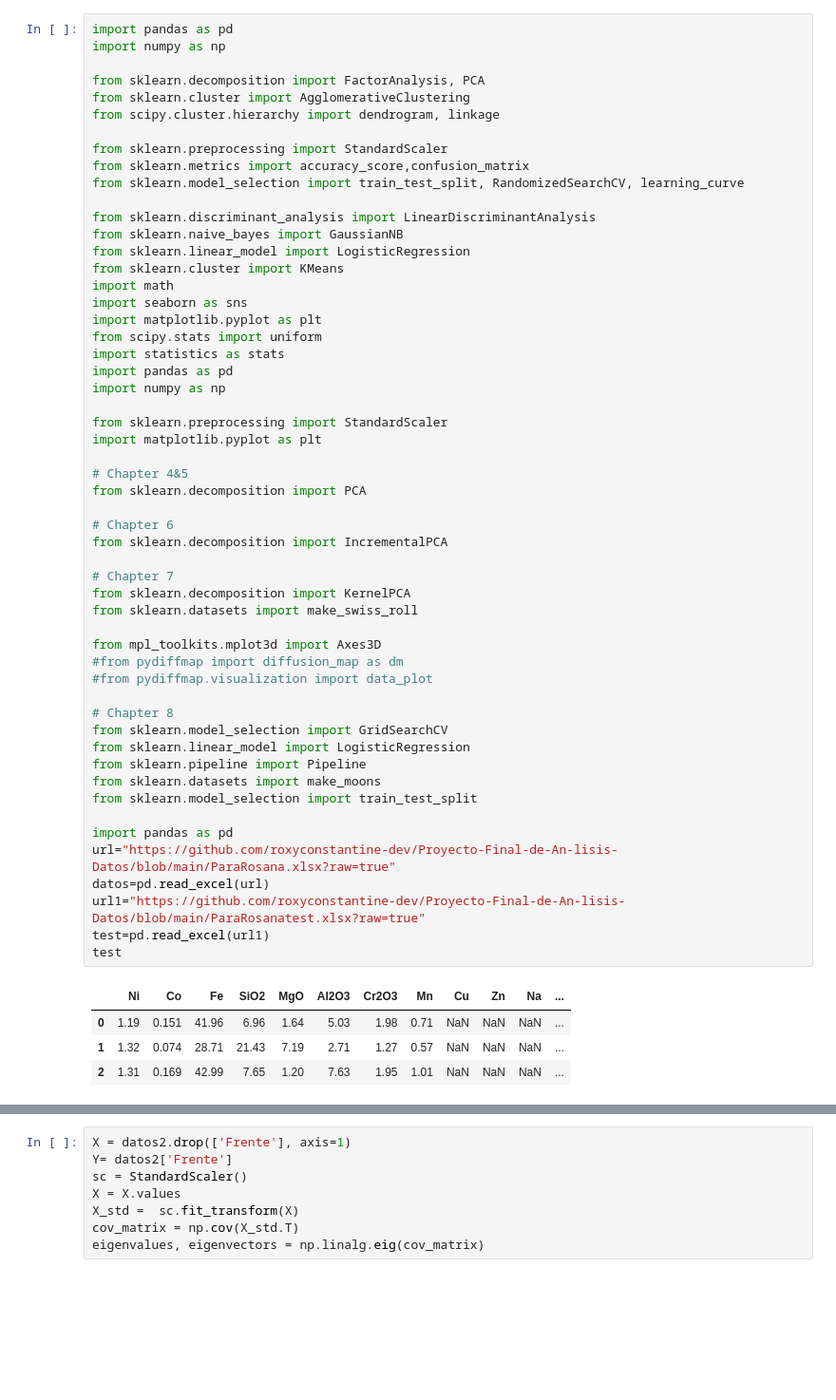
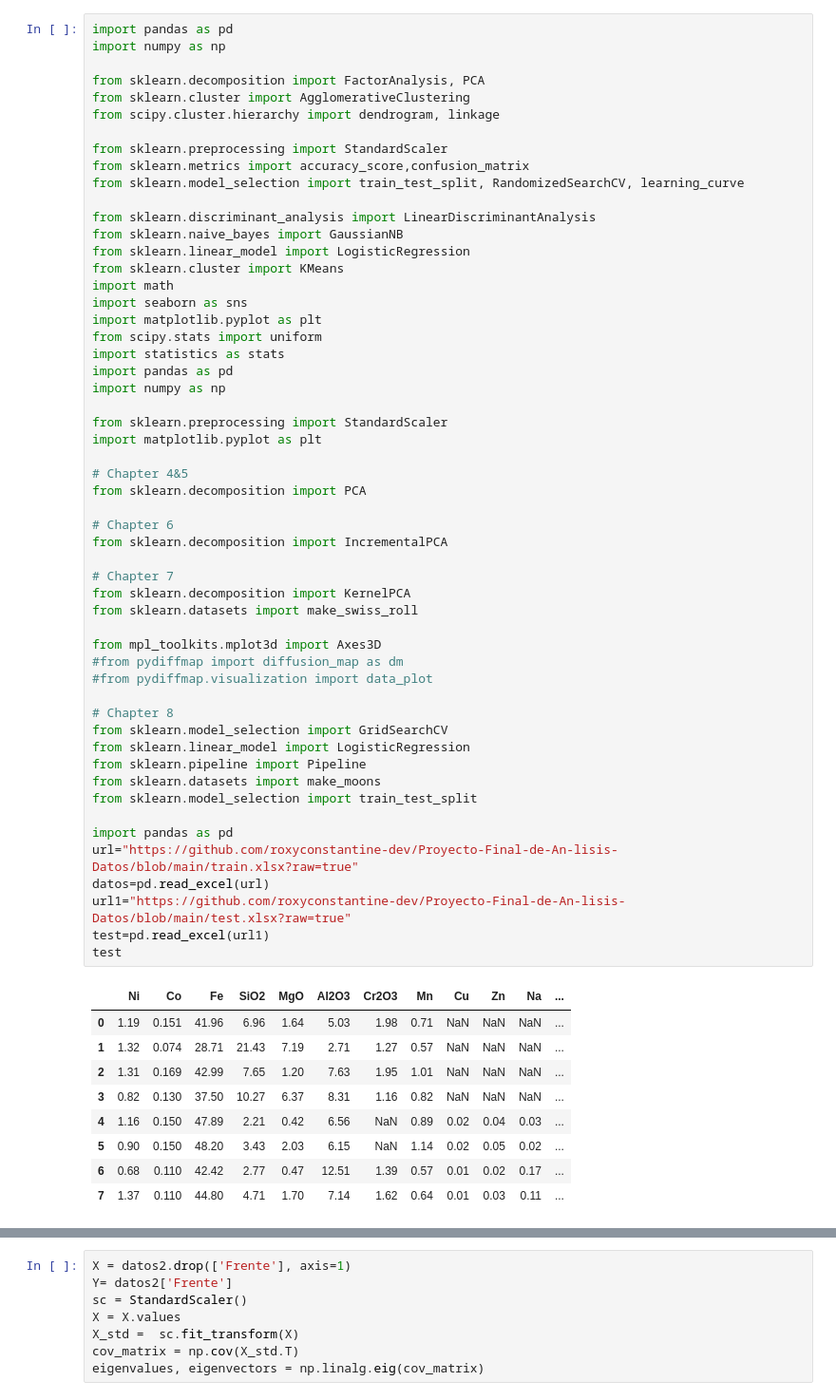
Before and after one commit to roxyconstantine-dev/Proyecto-Final-de-An-lisis-Datos, a Jupyter notebook: Borrador_Proyecto.ipynb, the cells around one changed output, grey strips where cells are left out. Shown: that part at 95% size. Cells and saved outputs as stored; diff of their text form; blank space fills up the shorter version.

```diff
--- a/Borrador_Proyecto.ipynb
+++ b/Borrador_Proyecto.ipynb
@@ -30,35 +30,40 @@ import matplotlib.pyplot as plt
 # Chapter 4&5
 from sklearn.decomposition import PCA
 
 # Chapter 6
 from sklearn.decomposition import IncrementalPCA
 
 # Chapter 7
 from sklearn.decomposition import KernelPCA
 from sklearn.datasets import make_swiss_roll
 
 from mpl_toolkits.mplot3d import Axes3D
 #from pydiffmap import diffusion_map as dm
 #from pydiffmap.visualization import data_plot
 
 # Chapter 8
 from sklearn.model_selection import GridSearchCV
 from sklearn.linear_model import LogisticRegression
 from sklearn.pipeline import Pipeline
 from sklearn.datasets import make_moons
 from sklearn.model_selection import train_test_split
 
 import pandas as pd
-url="https://github.com/roxyconstantine-dev/Proyecto-Final-de-An-lisis-Datos/blob/main/ParaRosana.xlsx?raw=true"
+url="https://github.com/roxyconstantine-dev/Proyecto-Final-de-An-lisis-Datos/blob/main/train.xlsx?raw=true"
 datos=pd.read_excel(url)
-url1="https://github.com/roxyconstantine-dev/Proyecto-Final-de-An-lisis-Datos/blob/main/ParaRosanatest.xlsx?raw=true"
+url1="https://github.com/roxyconstantine-dev/Proyecto-Final-de-An-lisis-Datos/blob/main/test.xlsx?raw=true"
 test=pd.read_excel(url1)
 test
 # %% [output]
 |  | Ni | Co | Fe | SiO2 | MgO | Al2O3 | Cr2O3 | Mn | Cu | Zn | Na | ... |
 | 0 | 1.19 | 0.151 | 41.96 | 6.96 | 1.64 | 5.03 | 1.98 | 0.71 | NaN | NaN | NaN | ... |
 | 1 | 1.32 | 0.074 | 28.71 | 21.43 | 7.19 | 2.71 | 1.27 | 0.57 | NaN | NaN | NaN | ... |
 | 2 | 1.31 | 0.169 | 42.99 | 7.65 | 1.20 | 7.63 | 1.95 | 1.01 | NaN | NaN | NaN | ... |
+| 3 | 0.82 | 0.130 | 37.50 | 10.27 | 6.37 | 8.31 | 1.16 | 0.82 | NaN | NaN | NaN | ... |
+| 4 | 1.16 | 0.150 | 47.89 | 2.21 | 0.42 | 6.56 | NaN | 0.89 | 0.02 | 0.04 | 0.03 | ... |
+| 5 | 0.90 | 0.150 | 48.20 | 3.43 | 2.03 | 6.15 | NaN | 1.14 | 0.02 | 0.05 | 0.02 | ... |
+| 6 | 0.68 | 0.110 | 42.42 | 2.77 | 0.47 | 12.51 | 1.39 | 0.57 | 0.01 | 0.02 | 0.17 | ... |
+| 7 | 1.37 | 0.110 | 44.80 | 4.71 | 1.70 | 7.14 | 1.62 | 0.64 | 0.01 | 0.03 | 0.11 | ... |
 # %%
 
 datos
```
Also changed, not shown: parts of 13 cells of this notebook.
